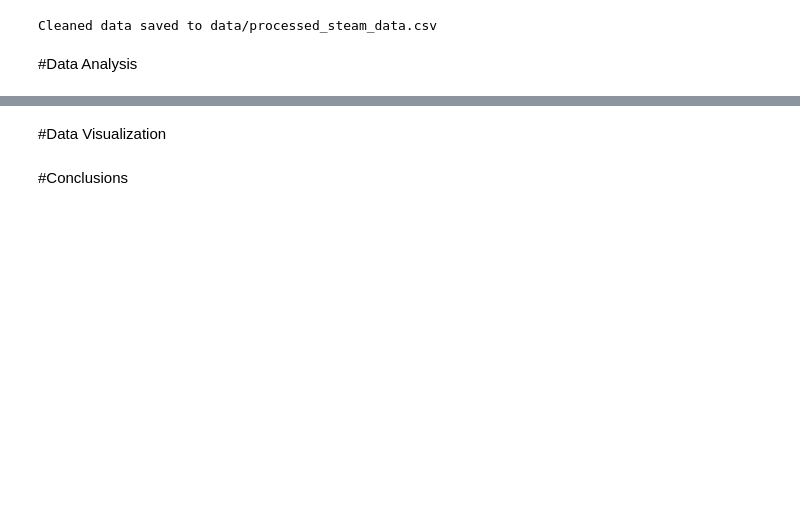
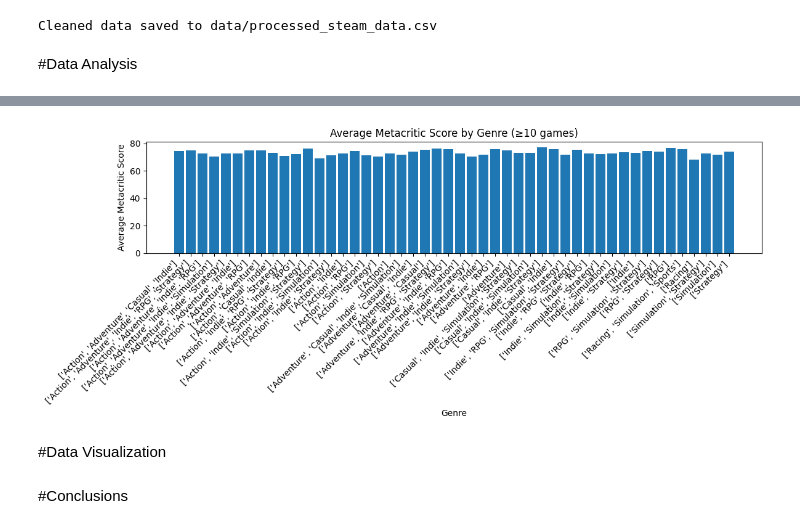
Before and after one commit to Wasian98/MATH-120-Final-Project, a Jupyter notebook: MATH_120_Final_Project_Notebook.ipynb, the cells around one changed output, grey strips where cells are left out. Drawn from its saved outputs; the diff is of its cells as text; code cells hidden in the pictures; blank space fills up the shorter version.

```diff
--- a/MATH_120_Final_Project_Notebook.ipynb
+++ b/MATH_120_Final_Project_Notebook.ipynb
@@ -183,3 +149,16 @@ genres
+# %%
+d = stats_by_genre(steam_clean)
+
+plt.figure(figsize=(12,5))
+plt.bar(c.index, c["meta_score"])
+plt.xticks(rotation=45, ha="right")
+plt.ylabel("Average Metacritic Score")
+plt.xlabel("Genre")
+plt.title("Average Metacritic Score by Genre (≥10 games)")
+plt.tight_layout()
+plt.show()
+# %% [output]
+[figure, added]
 # %% [markdown]
 #Data Visualization
 # %% [markdown]
```
Also changed, not shown: parts of 8 cells of this notebook.
